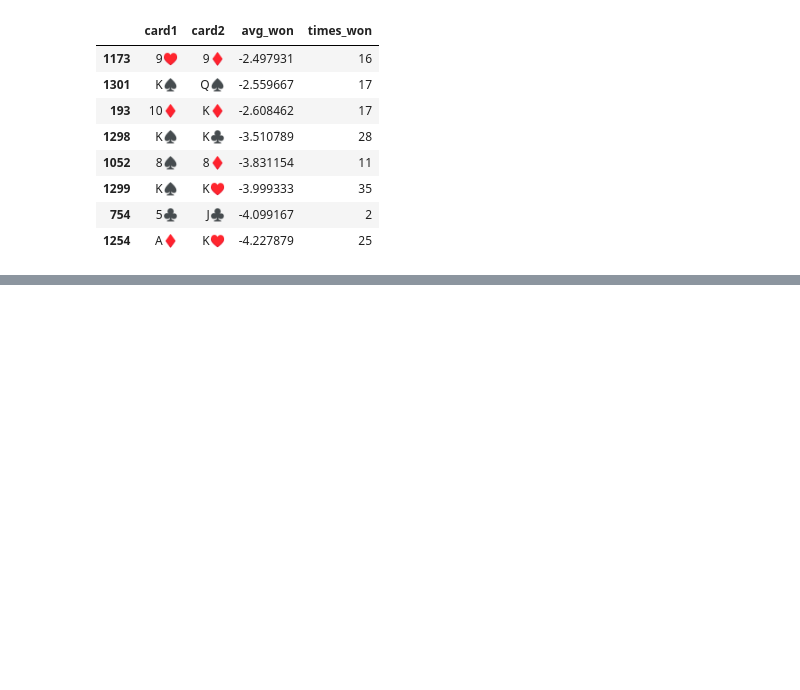
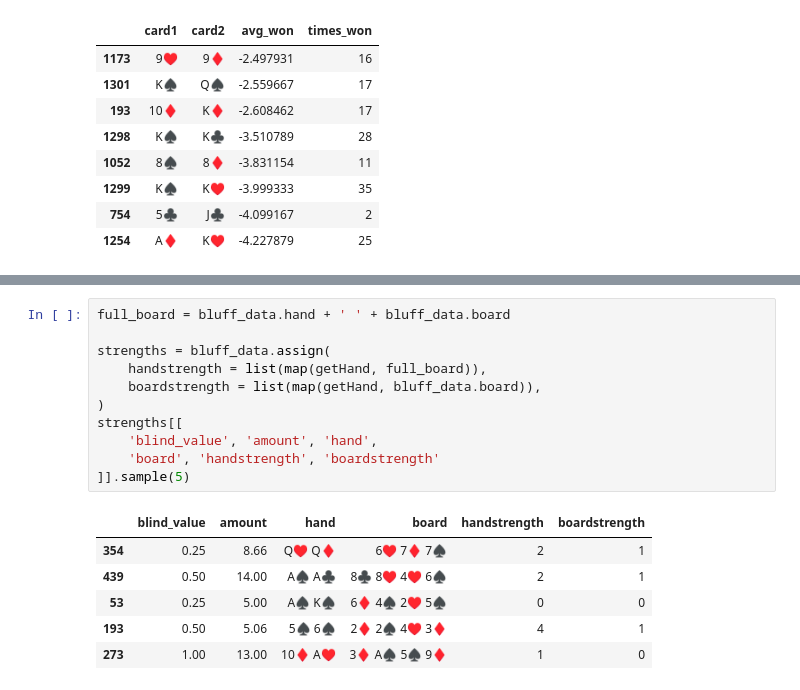
Before and after one commit to kuco23/PokerPlayerPatterns, a Jupyter notebook: notebook_sl.ipynb, the cells around one changed output, grey strips where cells are left out. Cells and saved outputs as stored; diff of their text form; blank space fills up the shorter version.

```diff
--- a/notebook.ipynb
+++ b/notebook_sl.ipynb
@@ -447,0 +288,18 @@ Our speculation proved to be correct as there really is a slight positive correl
+# %%
+full_board = bluff_data.hand + ' ' + bluff_data.board
+
+strengths = bluff_data.assign(
+    handstrength = list(map(getHand, full_board)),
+    boardstrength = list(map(getHand, bluff_data.board)),
+)
+strengths[[
+    'blind_value', 'amount', 'hand',
+    'board', 'handstrength', 'boardstrength'
+]].sample(5)
+# %% [output]
+|  | blind_value | amount | hand | board | handstrength | boardstrength |
+| 354 | 0.25 | 8.66 | Q♥ Q♦ | 6♥ 7♦ 7♠ | 2 | 1 |
+| 439 | 0.50 | 14.00 | A♠ A♣ | 8♣ 8♥ 4♥ 6♠ | 2 | 1 |
+| 53 | 0.25 | 5.00 | A♠ K♠ | 6♦ 4♠ 2♥ 5♠ | 0 | 0 |
+| 193 | 0.50 | 5.06 | 5♠ 6♠ | 2♦ 2♠ 4♥ 3♦ | 4 | 1 |
+| 273 | 1.00 | 13.00 | 10♦ A♥ | 3♦ A♠ 5♠ 9♦ | 1 | 0 |
```
Also changed, not shown: parts of 64 cells of this notebook, 4 other files.
